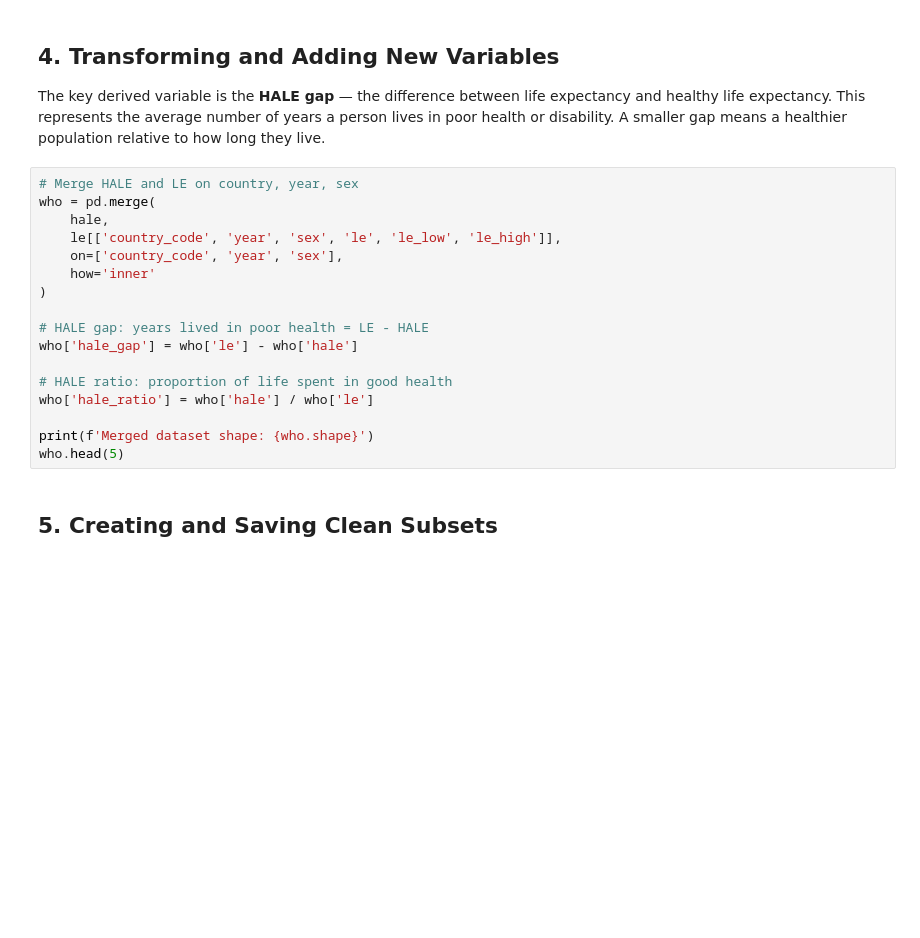
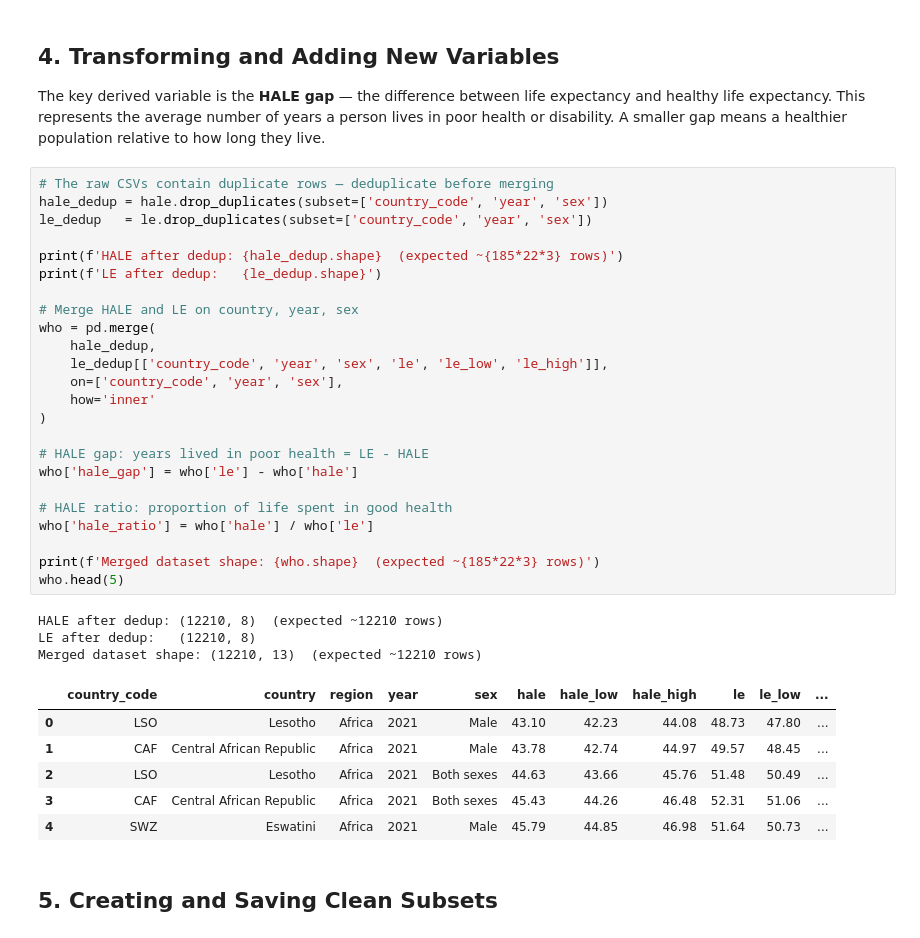
Before and after one commit to dpark2380/comm3180_S26_Data_Project, a Jupyter notebook: data_analysis/02_who_exploration.ipynb, the cells around one changed output. Drawn from its saved outputs; the diff is of its cells as text; blank space fills up the shorter version.

```diff
--- a/data_analysis/02_who_exploration.ipynb
+++ b/data_analysis/02_who_exploration.ipynb
@@ -98,22 +136,39 @@ Both datasets are complete — no missing values in any column. The WHO estimate
 
 The key derived variable is the **HALE gap** — the difference between life expectancy and healthy life expectancy. This represents the average number of years a person lives in poor health or disability. A smaller gap means a healthier population relative to how long they live.
 # %%
+# The raw CSVs contain duplicate rows — deduplicate before merging
+hale_dedup = hale.drop_duplicates(subset=['country_code', 'year', 'sex'])
+le_dedup   = le.drop_duplicates(subset=['country_code', 'year', 'sex'])
+
+print(f'HALE after dedup: {hale_dedup.shape}  (expected ~{185*22*3} rows)')
+print(f'LE after dedup:   {le_dedup.shape}')
+
 # Merge HALE and LE on country, year, sex
 who = pd.merge(
-    hale,
-    le[['country_code', 'year', 'sex', 'le', 'le_low', 'le_high']],
+    hale_dedup,
+    le_dedup[['country_code', 'year', 'sex', 'le', 'le_low', 'le_high']],
     on=['country_code', 'year', 'sex'],
     how='inner'
 )
 
 # HALE gap: years lived in poor health = LE - HALE
 who['hale_gap'] = who['le'] - who['hale']
 
 # HALE ratio: proportion of life spent in good health
 who['hale_ratio'] = who['hale'] / who['le']
 
-print(f'Merged dataset shape: {who.shape}')
+print(f'Merged dataset shape: {who.shape}  (expected ~{185*22*3} rows)')
 who.head(5)
+# %% [output]
+HALE after dedup: (12210, 8)  (expected ~12210 rows)
+LE after dedup:   (12210, 8)
+Merged dataset shape: (12210, 13)  (expected ~12210 rows)
+|  | country_code | country | region | year | sex | hale | hale_low | hale_high | le | le_low | ... |
+| 0 | LSO | Lesotho | Africa | 2021 | Male | 43.10 | 42.23 | 44.08 | 48.73 | 47.80 | ... |
+| 1 | CAF | Central African Republic | Africa | 2021 | Male | 43.78 | 42.74 | 44.97 | 49.57 | 48.45 | ... |
+| 2 | LSO | Lesotho | Africa | 2021 | Both sexes | 44.63 | 43.66 | 45.76 | 51.48 | 50.49 | ... |
+| 3 | CAF | Central African Republic | Africa | 2021 | Both sexes | 45.43 | 44.26 | 46.48 | 52.31 | 51.06 | ... |
+| 4 | SWZ | Eswatini | Africa | 2021 | Male | 45.79 | 44.85 | 46.98 | 51.64 | 50.73 | ... |
 # %% [markdown]
 ## 5. Creating and Saving Clean Subsets
 # %%
```
Also changed, not shown: parts of 12 cells of this notebook, 10 other files.
